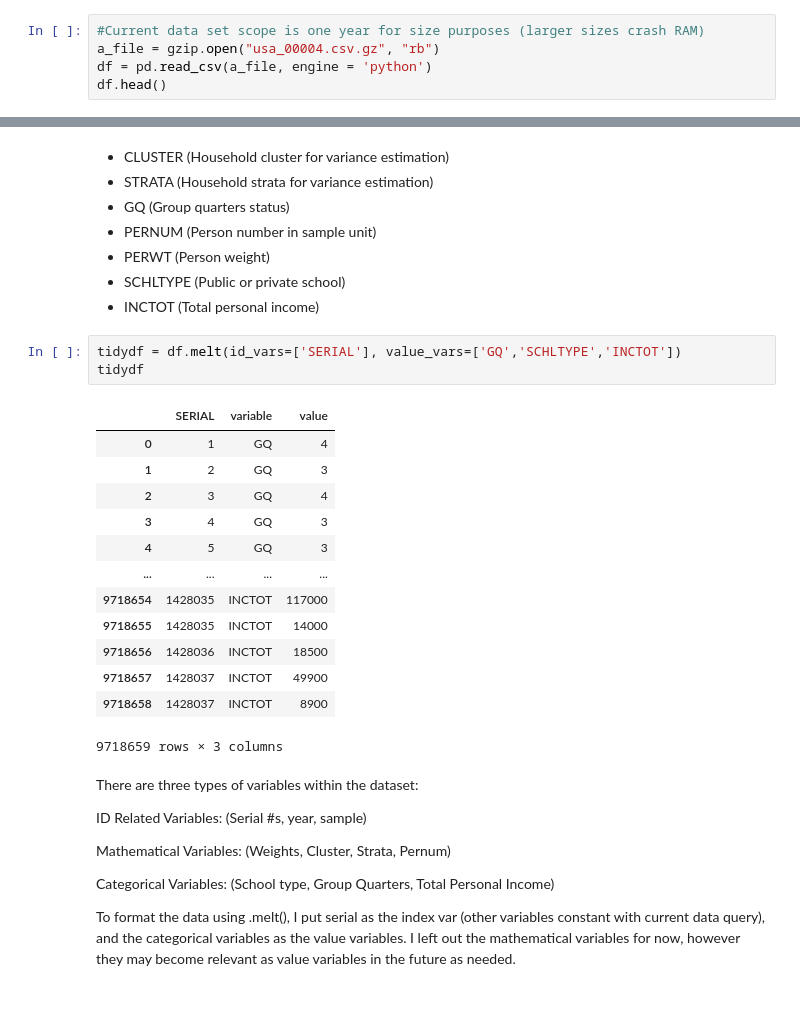
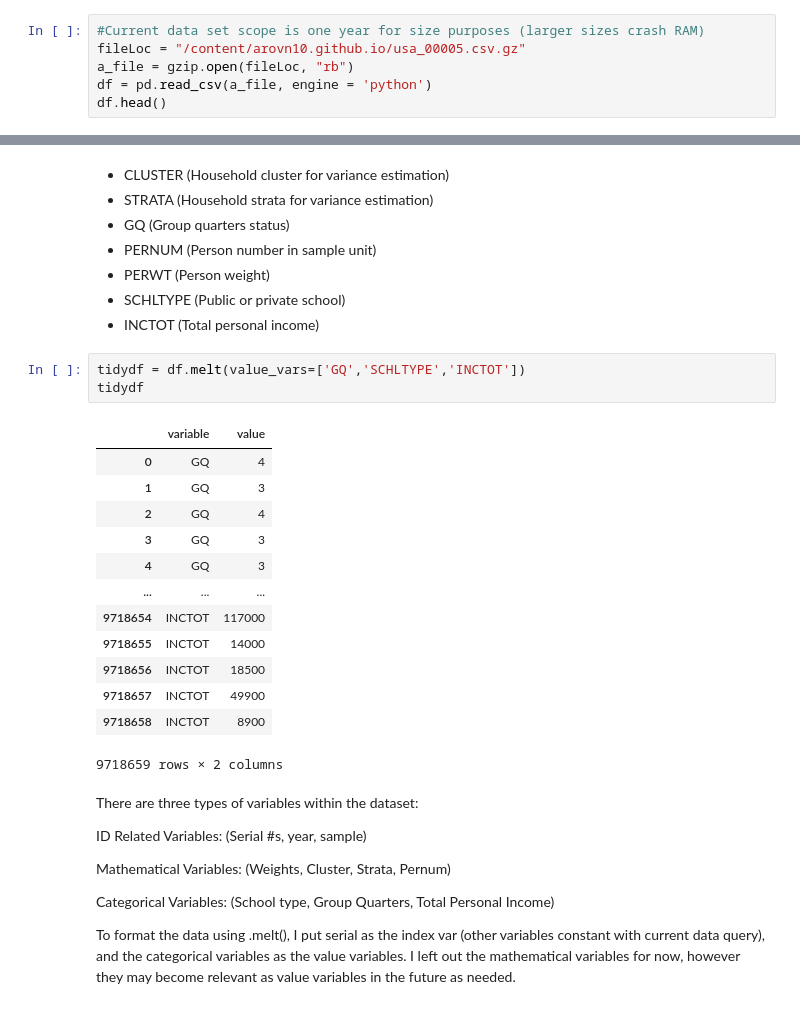
Before and after one commit to arovn10/arovn10.github.io, a Jupyter notebook: RovnerMotzFinalProject.ipynb, the cells around one changed output, grey strips where cells are left out. Cells and saved outputs as stored; diff of their text form.

```diff
--- a/RovnerMotzFinalProject.ipynb
+++ b/RovnerMotzFinalProject.ipynb
@@ -22,6 +40,7 @@ Drive already mounted at /content/drive; to attempt to forcibly remount, call dr
 # %%
 #Current data set scope is one year for size purposes (larger sizes crash RAM)
-a_file = gzip.open("usa_00004.csv.gz", "rb")
+fileLoc = "/content/arovn10.github.io/usa_00005.csv.gz"
+a_file = gzip.open(fileLoc, "rb")
 df = pd.read_csv(a_file, engine = 'python')
 df.head()
 # %% [output]
@@ -54,22 +71,22 @@ Variable Legend:
 * SCHLTYPE (Public or private school)
 * INCTOT (Total personal income)
 # %%
-tidydf = df.melt(id_vars=['SERIAL'], value_vars=['GQ','SCHLTYPE','INCTOT'])
+tidydf = df.melt(value_vars=['GQ','SCHLTYPE','INCTOT'])
 tidydf
 # %% [output]
-|  | SERIAL | variable | value |
-| 0 | 1 | GQ | 4 |
-| 1 | 2 | GQ | 3 |
-| 2 | 3 | GQ | 4 |
-| 3 | 4 | GQ | 3 |
-| 4 | 5 | GQ | 3 |
-| ... | ... | ... | ... |
-| 9718654 | 1428035 | INCTOT | 117000 |
-| 9718655 | 1428035 | INCTOT | 14000 |
-| 9718656 | 1428036 | INCTOT | 18500 |
-| 9718657 | 1428037 | INCTOT | 49900 |
-| 9718658 | 1428037 | INCTOT | 8900 |
+|  | variable | value |
+| 0 | GQ | 4 |
+| 1 | GQ | 3 |
+| 2 | GQ | 4 |
+| 3 | GQ | 3 |
+| 4 | GQ | 3 |
+| ... | ... | ... |
+| 9718654 | INCTOT | 117000 |
+| 9718655 | INCTOT | 14000 |
+| 9718656 | INCTOT | 18500 |
+| 9718657 | INCTOT | 49900 |
+| 9718658 | INCTOT | 8900 |
-9718659 rows × 3 columns
+9718659 rows × 2 columns
 # %% [markdown]
 There are three types of variables within the dataset:
 
```
Also changed, not shown: parts of 11 cells of this notebook.
